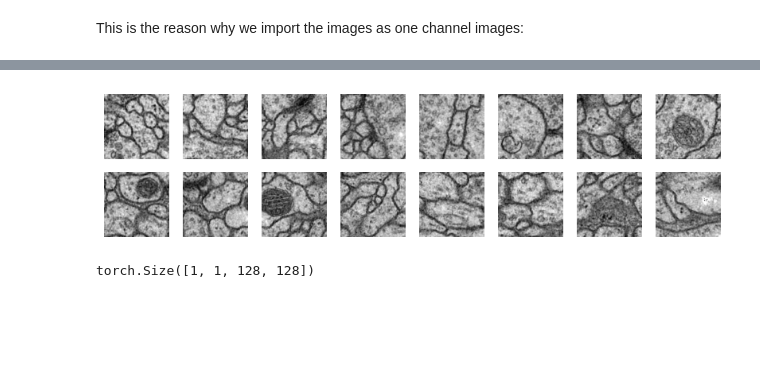
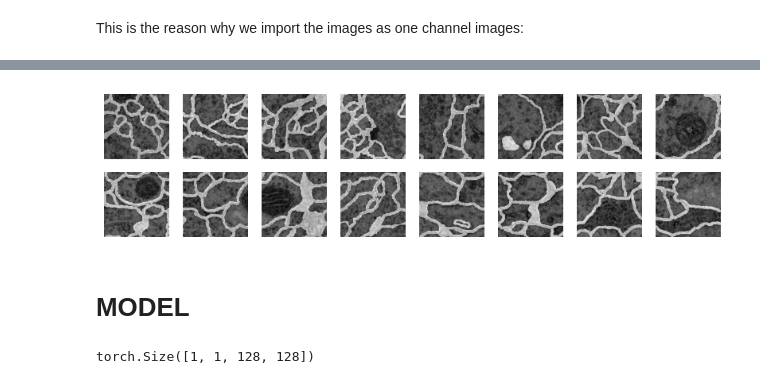
Before and after one commit to albapim/Advanced-Image-Analysis, a Jupyter notebook: final_project/first_script.ipynb, the cells around one changed output, grey strips where cells are left out. Cells and saved outputs as stored; diff of their text form; code cells hidden in the pictures; blank space fills up the shorter version.

Commit message:
first_model

```diff
--- a/final_project/first_script.ipynb
+++ b/final_project/first_script.ipynb
@@ -12,8 +12,11 @@ folder = 'data/train_images/'
 # read train_images
 def read_train_images(folder):
     images = []
-    for filename in os.listdir(folder):
+    for filename in sorted(os.listdir(folder)):
+        print(filename)
         img = cv2.imread(os.path.join(folder, filename), cv2.IMREAD_GRAYSCALE)
+        # normalize the image to [0, 1]
+        img = img.astype(np.float32) / 255.0
         images.append(img)
     return images
 
@@ -66,14 +79,17 @@ def create_patches(images, patch_size=128):
                 patch = image[i:i+patch_size, j:j+patch_size]
                 if patch.shape[0] == patch_size and patch.shape[1] == patch_size:
                     patches.append(patch)
+
     return patches
 
 # create patches of the first image
 patches_images = create_patches(images, patch_size=128)
 
+patches_images_ex = patches_images[16*3:16*4]
+
 # show patches
 plt.figure(figsize=(10, 10))
-for i, patch in enumerate(patches_images):
+for i, patch in enumerate(patches_images_ex):
     plt.subplot(8, 8, i+1)
     plt.imshow(patch, cmap='gray')
     plt.axis('off')
@@ -85,9 +100,11 @@ ValueError: num must be an integer with 1 <= num <= 64, not 65
 # create patches of the first image
 patches_labels = create_patches(labels, patch_size=128)
 
+patches_labels_ex = patches_labels[16*3:16*4]
+
 # show patches
 plt.figure(figsize=(10, 10))
-for i, patch in enumerate(patches_labels):
+for i, patch in enumerate(patches_labels_ex):
     plt.subplot(8, 8, i+1)
     plt.imshow(patch, cmap='gray')
     plt.axis('off')
@@ -98,14 +114,16 @@ ValueError: num must be an integer with 1 <= num <= 64, not 65
 # %%
 # show the images and above the labels use patches_images and patches_labels
 plt.figure(figsize=(10, 10))
 for i in range(0, 16):
     plt.subplot(8, 8, i+1)
     #plt.imshow(patches_images[i], cmap='gray')
-    plt.imshow(patches_images[i]-patches_labels[i], cmap='gray')
+    plt.imshow(patches_images_ex[i]-patches_labels_ex[i], cmap='gray')
     plt.axis('off')
 plt.show()
 # %% [output]
-[figure, old version]
+[figure, new version]
+# %% [markdown]
+# MODEL
 # %%
 import torch
 import torch.nn as nn
```
Also changed, not shown: parts of 18 cells of this notebook.
